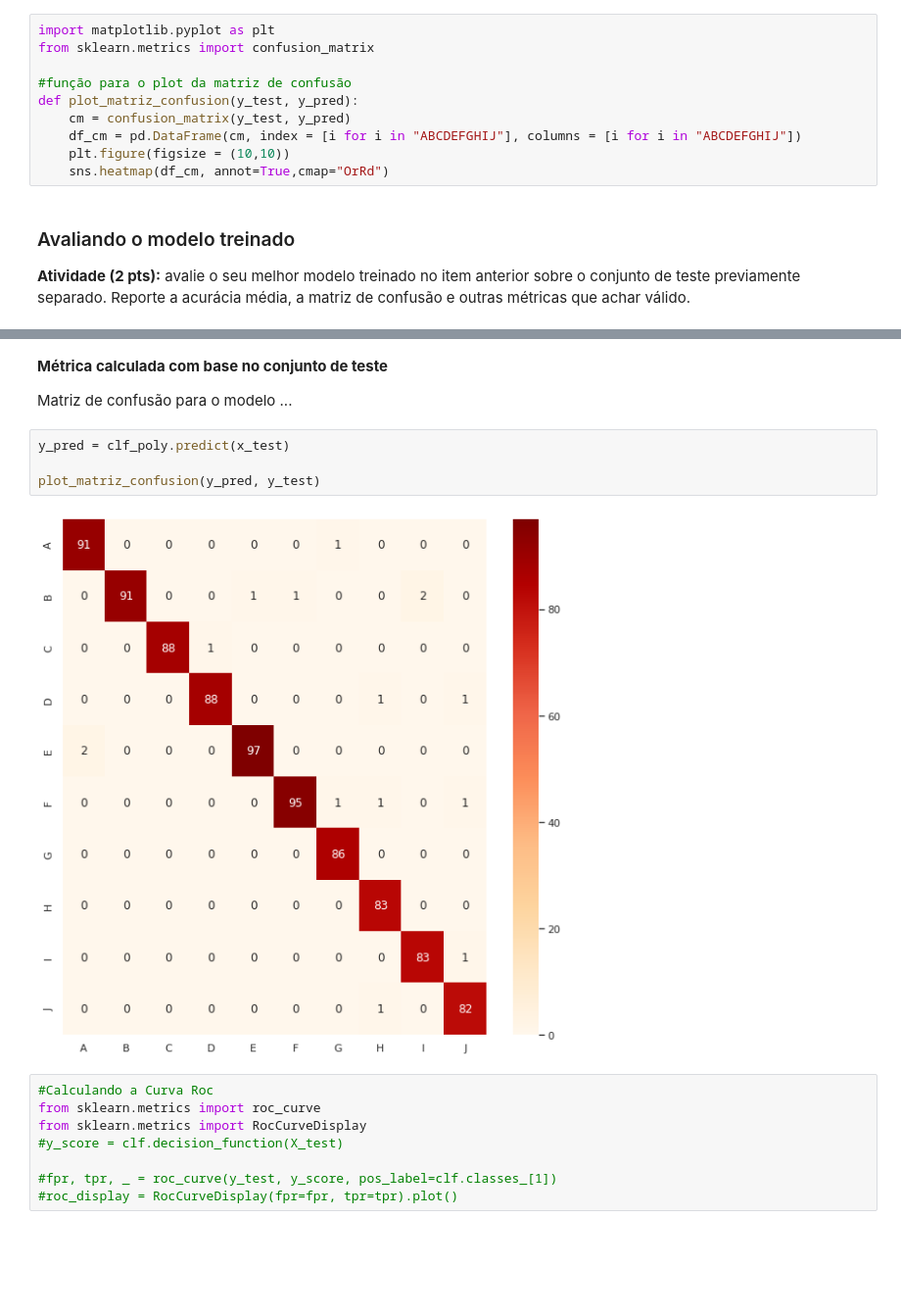
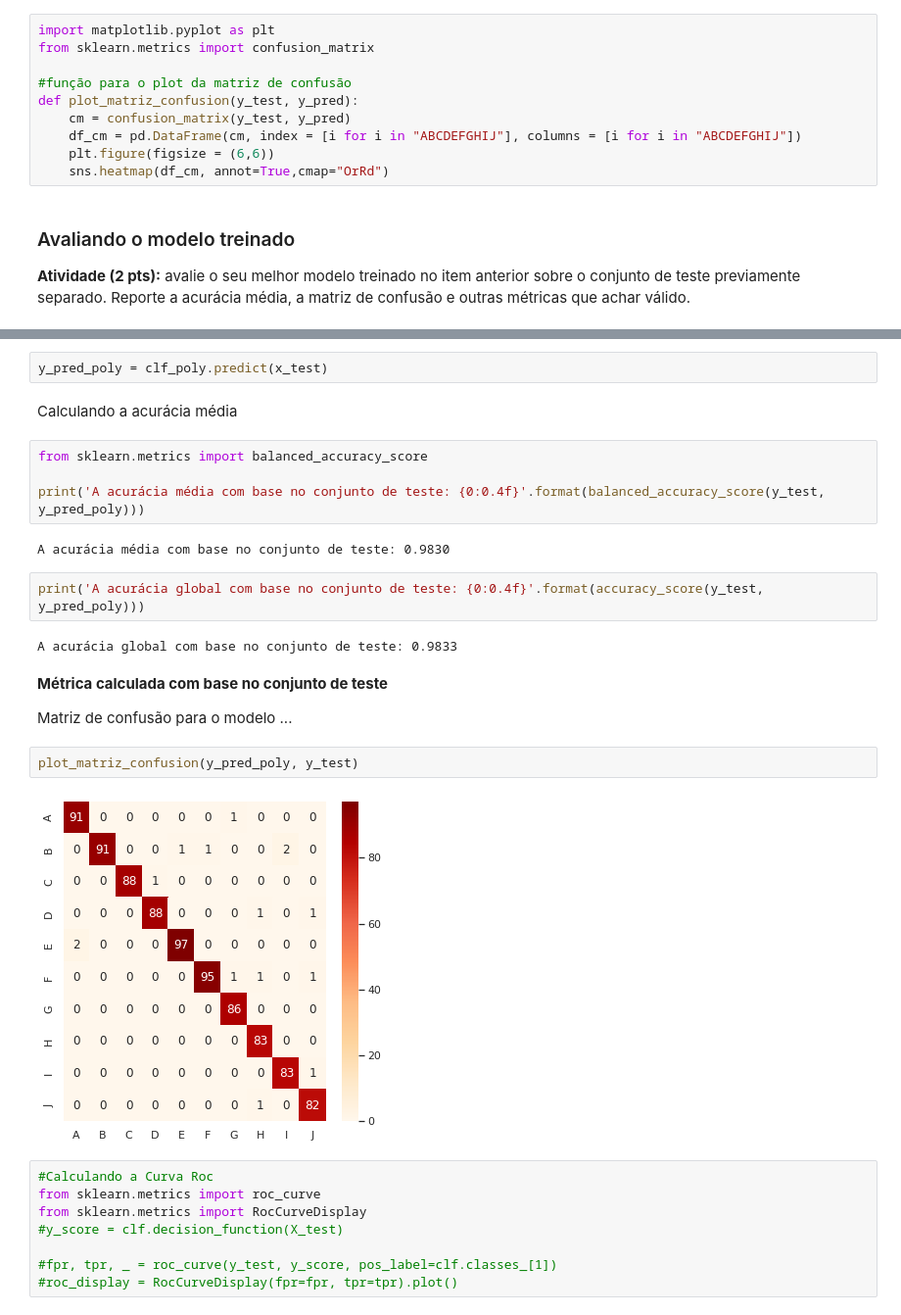
Before and after one commit to danielemontenegro/cursoAprendizadoSuperII, a Jupyter notebook: assignment-1.ipynb/assignment-1.ipynb, the cells around one changed output, grey strips where cells are left out. Shown: that part at 98% size. Saved outputs shown, nothing was run; the diff lists cells and outputs as text; blank space fills up the shorter version.

Commit message:
inserindo a acurácia média

```diff
--- a/assignment-1.ipynb/assignment-1.ipynb
+++ b/assignment-1.ipynb/assignment-1.ipynb
@@ -167,7 +167,7 @@ from sklearn.metrics import confusion_matrix
 def plot_matriz_confusion(y_test, y_pred):
     cm = confusion_matrix(y_test, y_pred)
     df_cm = pd.DataFrame(cm, index = [i for i in "ABCDEFGHIJ"], columns = [i for i in "ABCDEFGHIJ"])
-    plt.figure(figsize = (10,10))
+    plt.figure(figsize = (6,6))
     sns.heatmap(df_cm, annot=True,cmap="OrRd")
 # %% [markdown]
 ### Avaliando o modelo treinado
@@ -181,13 +176,25 @@ balanced_accuracy_score(y_true, y_pred)
+# %%
+y_pred_poly = clf_poly.predict(x_test)
+# %% [markdown]
+Calculando a acurácia média
+# %%
+from sklearn.metrics import balanced_accuracy_score
+
+print('A acurácia média com base no conjunto de teste: {0:0.4f}'.format(balanced_accuracy_score(y_test, y_pred_poly)))
+# %% [output]
+A acurácia média com base no conjunto de teste: 0.9830
+# %%
+print('A acurácia global com base no conjunto de teste: {0:0.4f}'.format(accuracy_score(y_test, y_pred_poly)))
+# %% [output]
+A acurácia global com base no conjunto de teste: 0.9833
 # %% [markdown]
 **Métrica calculada com base no conjunto de teste**
 
 Matriz de confusão para o modelo ...
-# %%
-y_pred = clf_poly.predict(x_test)
-
-plot_matriz_confusion(y_pred, y_test)
-# %% [output]
-[figure, removed]
+# %%
+plot_matriz_confusion(y_pred_poly, y_test)
+# %% [output]
+[figure, added]
 # %%
 #Calculando a Curva Roc
 from sklearn.metrics import roc_curve
```
Also changed, not shown: parts of 2 cells of this notebook.
